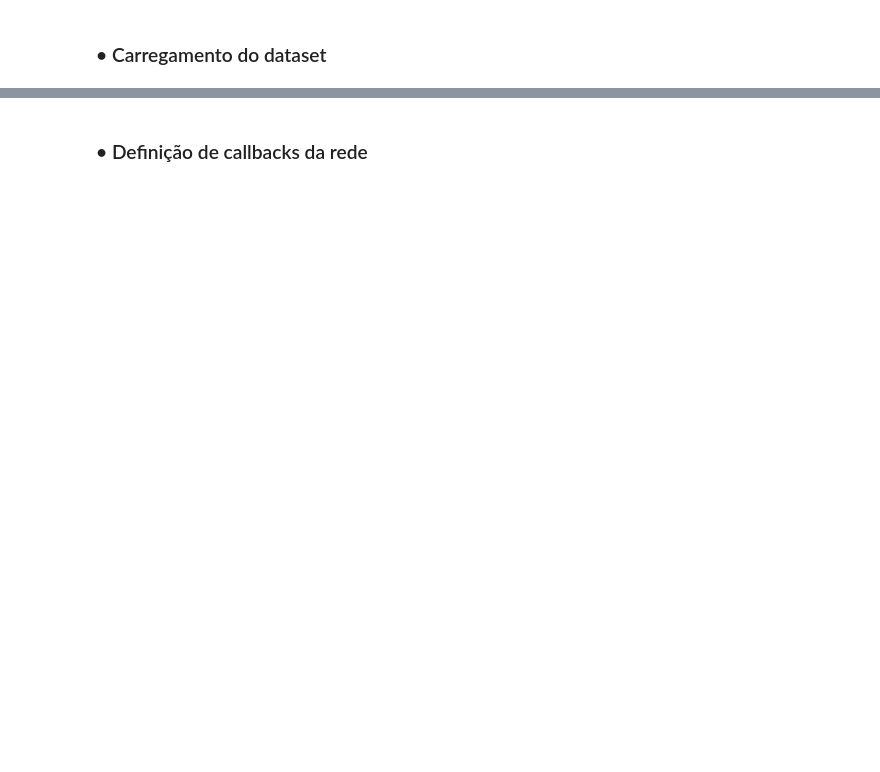
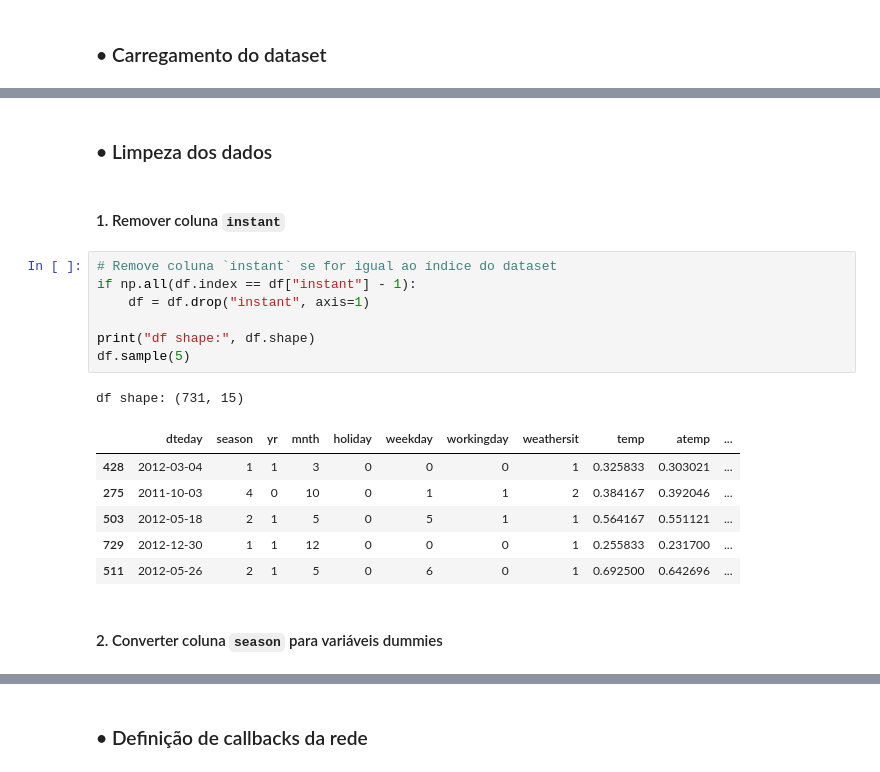
Before and after one commit to pedroboechat/COC361_InteligenciaComputacional, a Jupyter notebook: notebook_regression.ipynb, the cells around one changed output, grey strips where cells are left out. Drawn from its saved outputs; the diff is of its cells as text; blank space fills up the shorter version.

```diff
--- a/notebook_regression.ipynb
+++ b/notebook_regression.ipynb
@@ -72,0 +147,21 @@ X_train, X_test, y_train, y_test = train_test_split(
+# %% [markdown]
+### • Limpeza dos dados
+# %% [markdown]
+#### 1. Remover coluna `instant`
+# %%
+# Remove coluna `instant` se for igual ao índice do dataset
+if np.all(df.index == df["instant"] - 1):
+    df = df.drop("instant", axis=1)
+
+print("df shape:", df.shape)
+df.sample(5)
+# %% [output]
+df shape: (731, 15)
+|  | dteday | season | yr | mnth | holiday | weekday | workingday | weathersit | temp | atemp | ... |
+| 428 | 2012-03-04 | 1 | 1 | 3 | 0 | 0 | 0 | 1 | 0.325833 | 0.303021 | ... |
+| 275 | 2011-10-03 | 4 | 0 | 10 | 0 | 1 | 1 | 2 | 0.384167 | 0.392046 | ... |
+| 503 | 2012-05-18 | 2 | 1 | 5 | 0 | 5 | 1 | 1 | 0.564167 | 0.551121 | ... |
+| 729 | 2012-12-30 | 1 | 1 | 12 | 0 | 0 | 0 | 1 | 0.255833 | 0.231700 | ... |
+| 511 | 2012-05-26 | 2 | 1 | 5 | 0 | 6 | 0 | 1 | 0.692500 | 0.642696 | ... |
+# %% [markdown]
+#### 2. Converter coluna `season` para variáveis dummies
```
Also changed, not shown: parts of 38 cells of this notebook, 2 other files.
